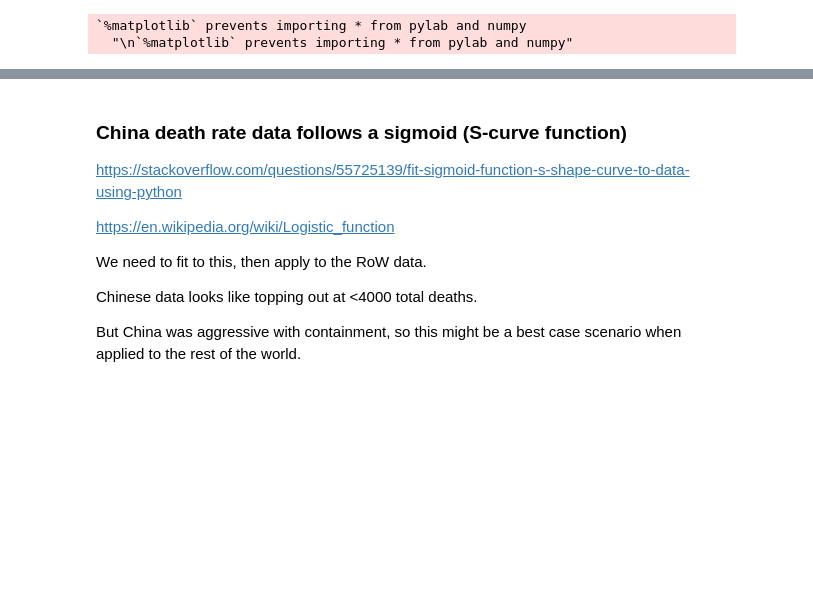
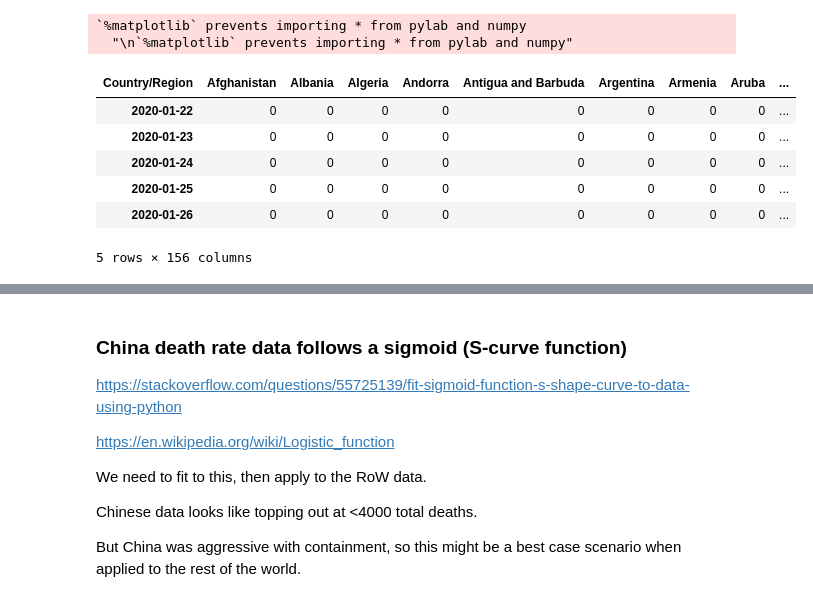
Before and after one commit to djhume/COVID-19, a Jupyter notebook: COVID-19.ipynb, the cells around one changed output, grey strips where cells are left out. Saved outputs shown, nothing was run; the diff lists cells and outputs as text; code cells hidden in the pictures; blank space fills up the shorter version.

```diff
--- a/COVID-19.ipynb
+++ b/COVID-19.ipynb
@@ -54,6 +54,16 @@ colours()
 # Update data from the Johns Hopkins University Center for Systems Science and
 # Engineering (JHU CSSE) github repo
 #!git pull upstream master
+# %%
+d_ts.head()
+# %% [output]
+| Country/Region | Afghanistan | Albania | Algeria | Andorra | Antigua and Barbuda | Argentina | Armenia | Aruba | ... |
+| 2020-01-22 | 0 | 0 | 0 | 0 | 0 | 0 | 0 | 0 | ... |
+| 2020-01-23 | 0 | 0 | 0 | 0 | 0 | 0 | 0 | 0 | ... |
+| 2020-01-24 | 0 | 0 | 0 | 0 | 0 | 0 | 0 | 0 | ... |
+| 2020-01-25 | 0 | 0 | 0 | 0 | 0 | 0 | 0 | 0 | ... |
+| 2020-01-26 | 0 | 0 | 0 | 0 | 0 | 0 | 0 | 0 | ... |
+5 rows × 156 columns
 # %%
 # Read into Pandas DataFrames
 d_ts = pd.read_csv('csse_covid_19_data/csse_covid_19_time_series/time_series_19-covid-Deaths.csv', index_col=[0, 1, 2, 3], parse_dates=True)
```
Also changed, not shown: parts of 5 cells of this notebook.
